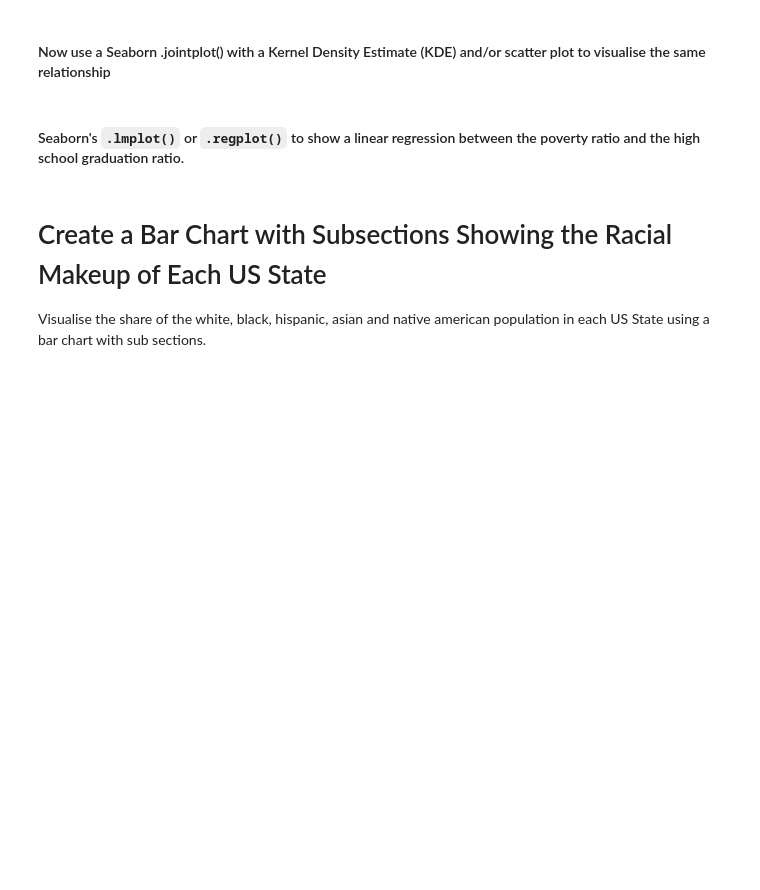
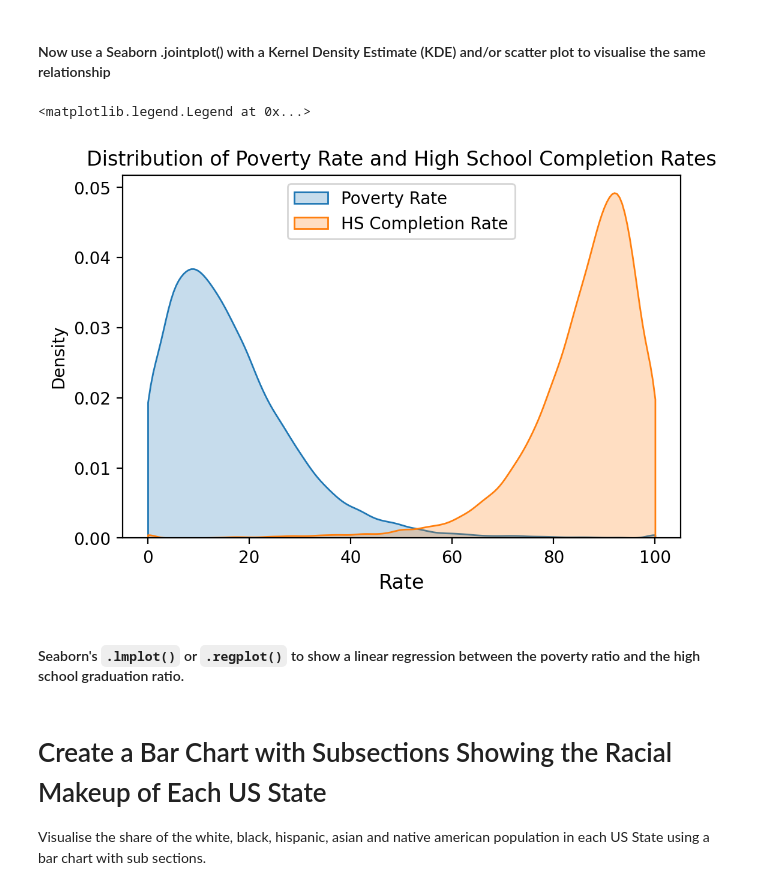
Before and after one commit to tomweinandy/100DaysOfCode, a Jupyter notebook: Projects/Day099/Fatal_Force.ipynb, the cells around one changed output. Saved outputs shown, nothing was run; the diff lists cells and outputs as text; code cells hidden in the pictures; blank space fills up the shorter version.

```diff
--- a/Projects/Day099/Fatal_Force.ipynb
+++ b/Projects/Day099/Fatal_Force.ipynb
@@ -333,4 +333,14 @@ plt.plot(df_poverty_hs['poverty_rate'], pred_y, c='crimson')
 # %% [markdown]
 #### Now use a Seaborn .jointplot() with a Kernel Density Estimate (KDE) and/or scatter plot to visualise the same relationship
+# %%
+plt.figure(dpi=200)
+sns.kdeplot(df_poverty_hs['poverty_rate'], shade=True, clip=(0,100), label='Poverty Rate')
+sns.kdeplot(df_poverty_hs['percent_completed_hs'], shade=True, clip=(0,100), label='HS Completion Rate')
+plt.title('Distribution of Poverty Rate and High School Completion Rates')
+plt.xlabel('Rate', fontsize=12)
+plt.legend(loc='upper center')
+# %% [output]
+<matplotlib.legend.Legend at 0x...>
+[figure, added]
 # %% [markdown]
 #### Seaborn's `.lmplot()` or `.regplot()` to show a linear regression between the poverty ratio and the high school graduation ratio.
```
Also changed, not shown: parts of 6 cells of this notebook.
